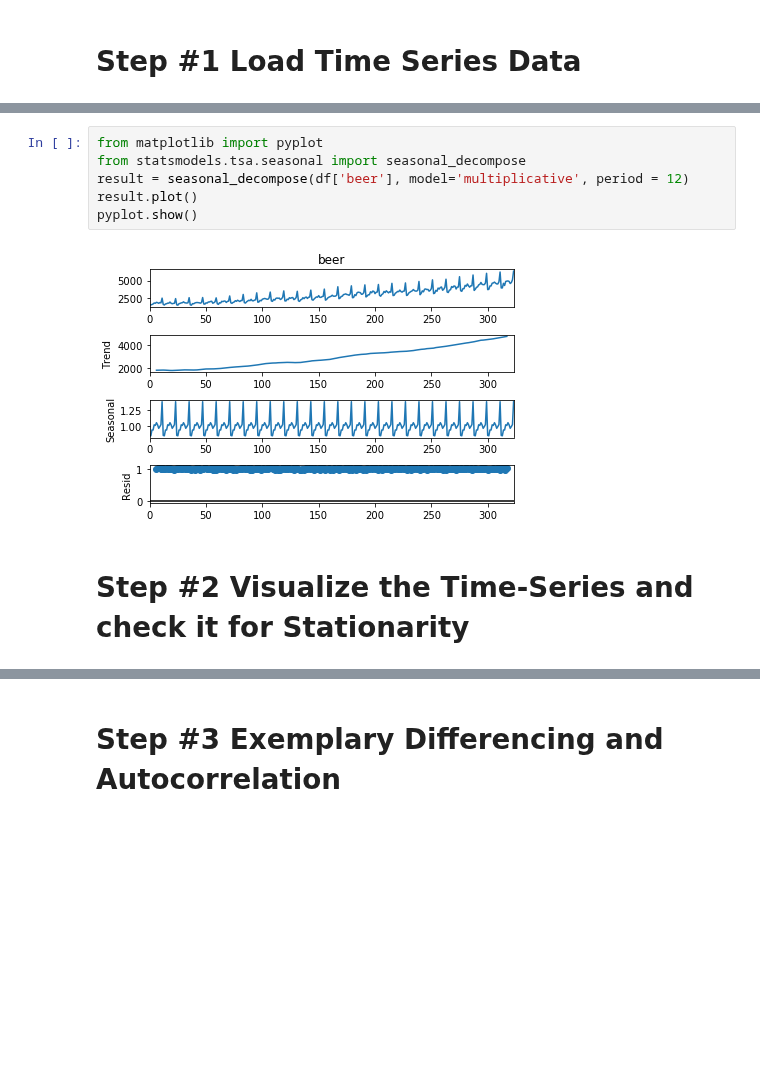
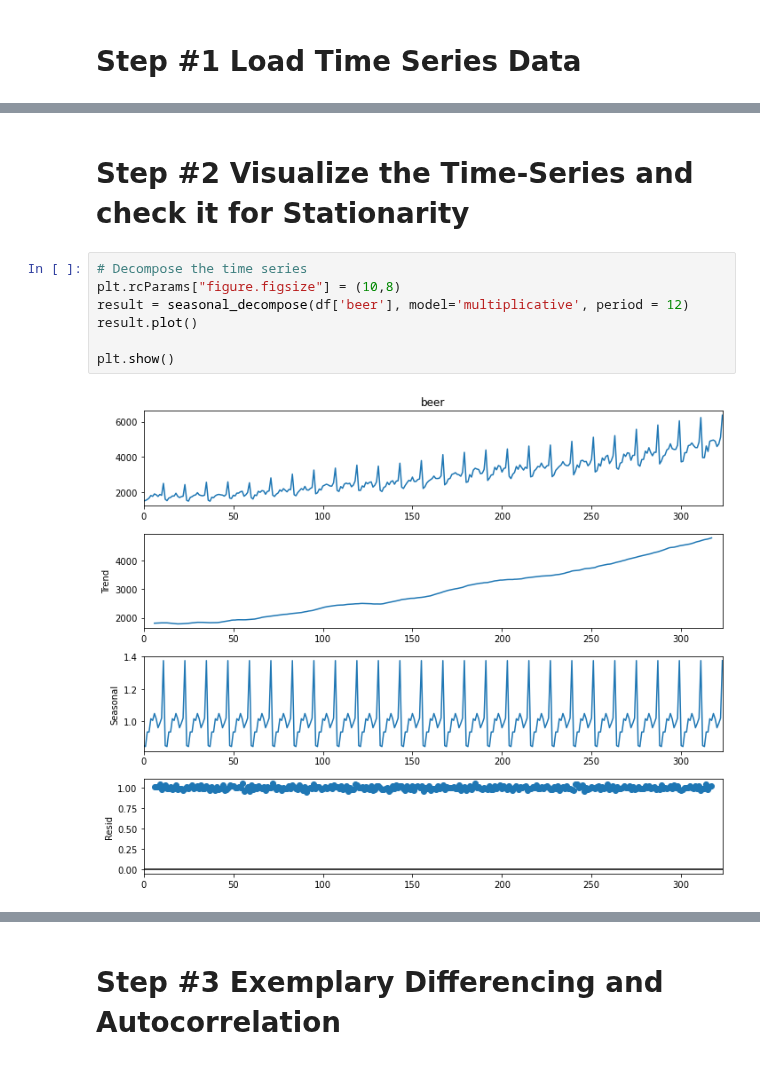
Before and after one commit to flo7up/relataly-public-python-tutorials, a Jupyter notebook: 021 Forecasting US Beer Sales with (auto) ARIMA in Python.ipynb, the cells around one changed output, grey strips where cells are left out. Drawn from its saved outputs; the diff is of its cells as text; blank space fills up the shorter version.

```diff
--- a/021 Forecasting US Beer Sales with (auto) ARIMA in Python.ipynb
+++ b/021 Forecasting US Beer Sales with (auto) ARIMA in Python.ipynb
@@ -25,16 +26,17 @@ df.head()
 | 2 | 3/1/1992 | 1597 |
 | 3 | 4/1/1992 | 1675 |
 | 4 | 5/1/1992 | 1822 |
-# %%
-from matplotlib import pyplot
-from statsmodels.tsa.seasonal import seasonal_decompose
-result = seasonal_decompose(df['beer'], model='multiplicative', period = 12)
-result.plot()
-pyplot.show()
-# %% [output]
-[figure, removed]
 # %% [markdown]
 # Step #2 Visualize the Time-Series and check it for Stationarity
+# %%
+# Decompose the time series
+plt.rcParams["figure.figsize"] = (10,8)
+result = seasonal_decompose(df['beer'], model='multiplicative', period = 12)
+result.plot()
+
+plt.show()
+# %% [output]
+[figure, added]
 # %%
 def check_stationarity(dates, sales, title_string):
     # Visualize the data
```
Also changed, not shown: parts of 8 cells of this notebook.
